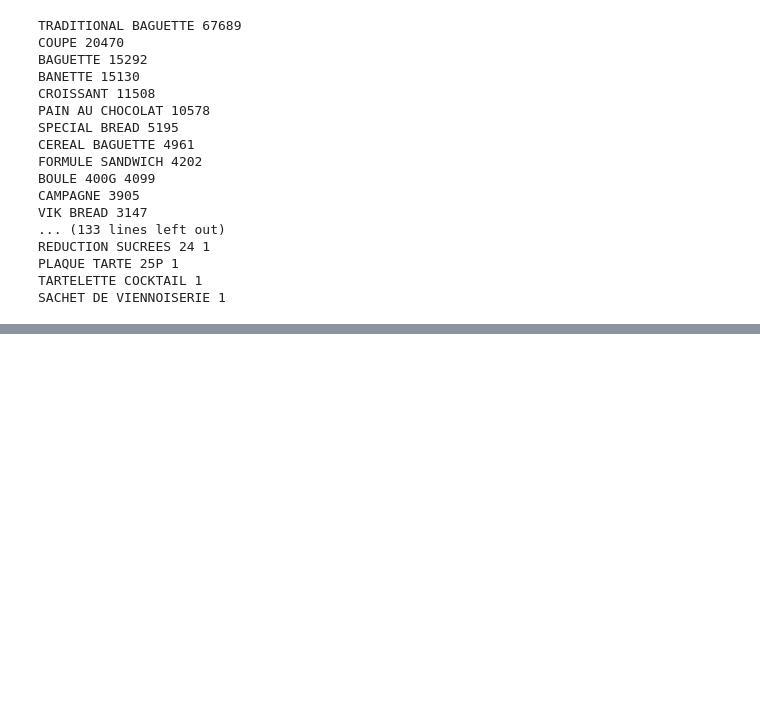
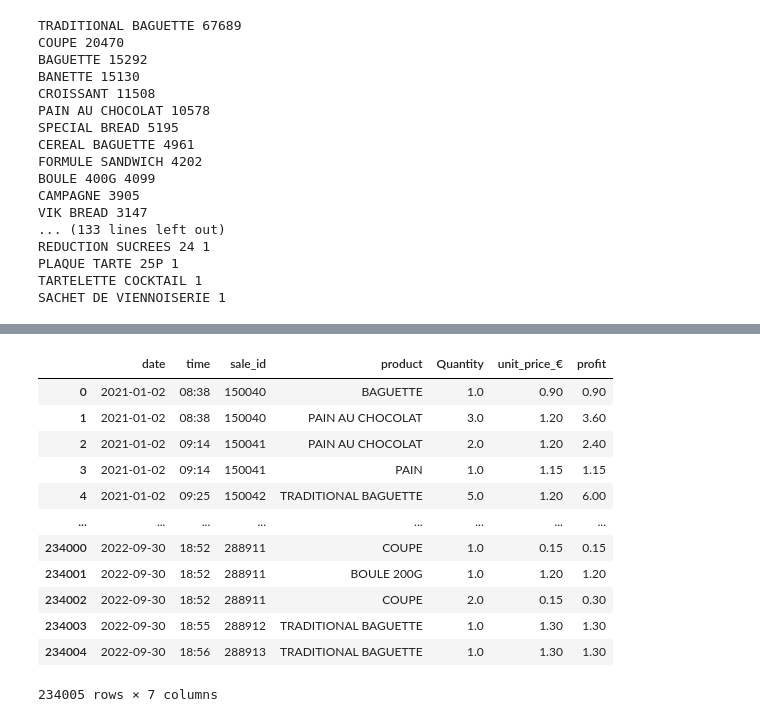
Before and after one commit to mauriciobenjamin700/8-periodo, a Jupyter notebook: sistemas-inteligentes/class/2024-10-16/main.ipynb, the cells around one changed output, grey strips where cells are left out. Cells and saved outputs as stored; diff of their text form; code cells hidden in the pictures; blank space fills up the shorter version.

```diff
--- a/sistemas-inteligentes/class/2024-10-16/main.ipynb
+++ b/sistemas-inteligentes/class/2024-10-16/main.ipynb
@@ -204,0 +233,17 @@ SACHET DE VIENNOISERIE 1
+# %%
+df["profit"] = df["unit_price_€"] * df["Quantity"]
+df
+# %% [output]
+|  | date | time | sale_id | product | Quantity | unit_price_€ | profit |
+| 0 | 2021-01-02 | 08:38 | 150040 | BAGUETTE | 1.0 | 0.90 | 0.90 |
+| 1 | 2021-01-02 | 08:38 | 150040 | PAIN AU CHOCOLAT | 3.0 | 1.20 | 3.60 |
+| 2 | 2021-01-02 | 09:14 | 150041 | PAIN AU CHOCOLAT | 2.0 | 1.20 | 2.40 |
+| 3 | 2021-01-02 | 09:14 | 150041 | PAIN | 1.0 | 1.15 | 1.15 |
+| 4 | 2021-01-02 | 09:25 | 150042 | TRADITIONAL BAGUETTE | 5.0 | 1.20 | 6.00 |
+| ... | ... | ... | ... | ... | ... | ... | ... |
+| 234000 | 2022-09-30 | 18:52 | 288911 | COUPE | 1.0 | 0.15 | 0.15 |
+| 234001 | 2022-09-30 | 18:52 | 288911 | BOULE 200G | 1.0 | 1.20 | 1.20 |
+| 234002 | 2022-09-30 | 18:52 | 288911 | COUPE | 2.0 | 0.15 | 0.30 |
+| 234003 | 2022-09-30 | 18:55 | 288912 | TRADITIONAL BAGUETTE | 1.0 | 1.30 | 1.30 |
+| 234004 | 2022-09-30 | 18:56 | 288913 | TRADITIONAL BAGUETTE | 1.0 | 1.30 | 1.30 |
+234005 rows × 7 columns
```
Also changed, not shown: parts of 19 cells of this notebook, 1 other file.
